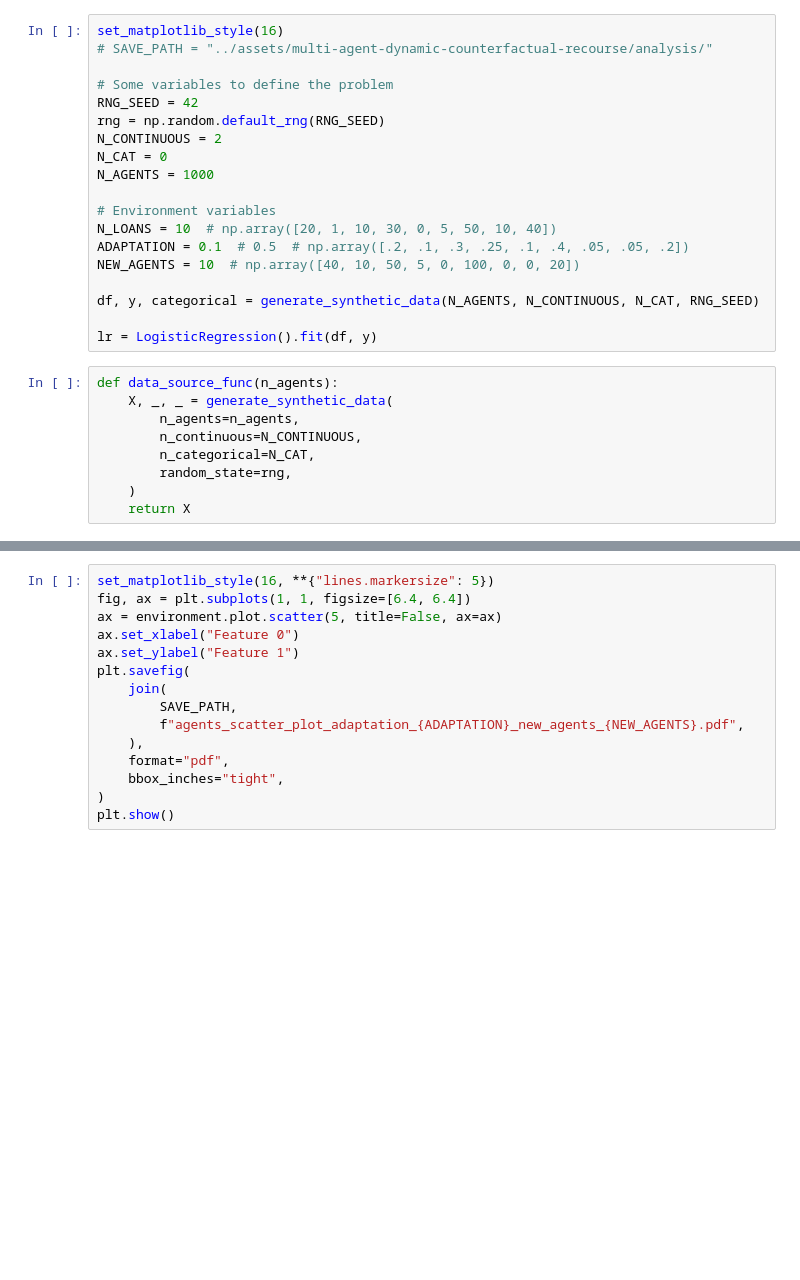
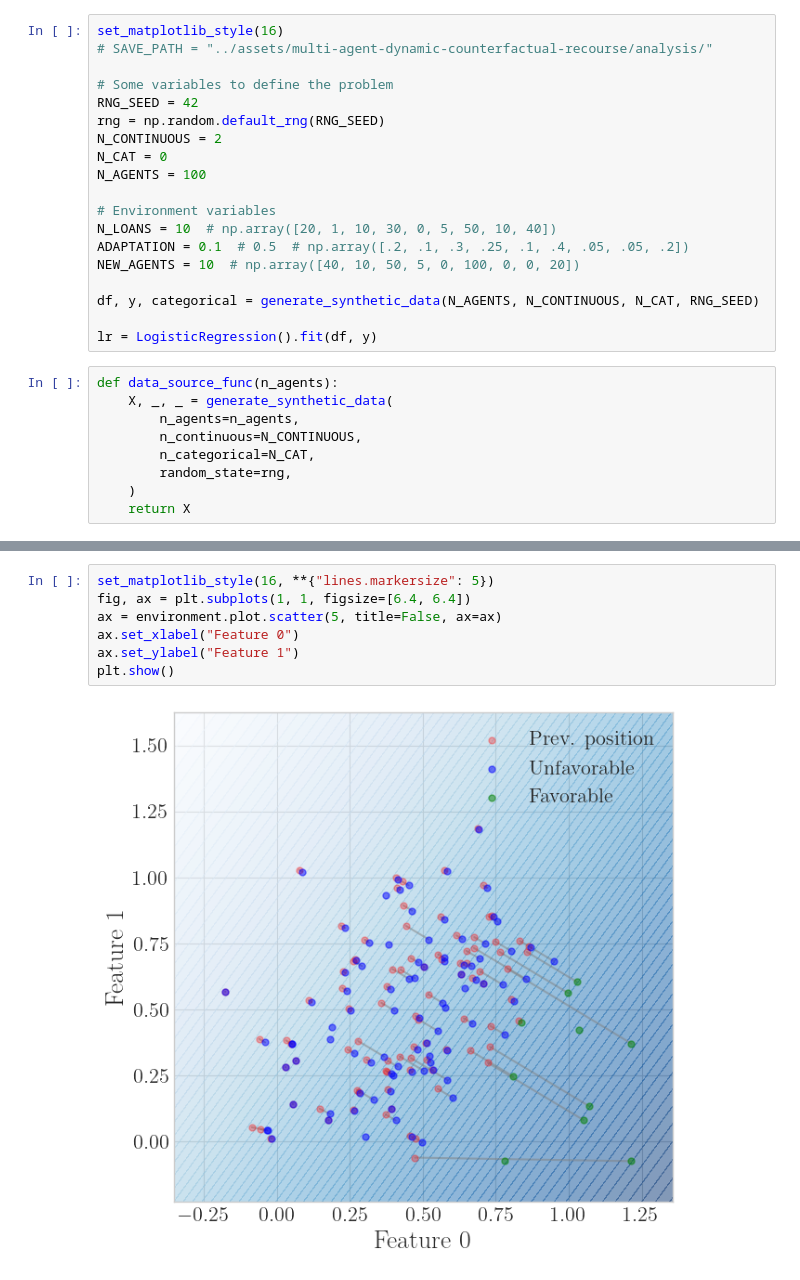
Before and after one commit to joaopfonseca/recourse-over-time, a Jupyter notebook: notebooks/1.2-continuous-constant.ipynb, the cells around one changed output, grey strips where cells are left out. Drawn from its saved outputs; the diff is of its cells as text; blank space fills up the shorter version.

```diff
--- a/notebooks/1.2-continuous-constant.ipynb
+++ b/notebooks/1.2-continuous-constant.ipynb
@@ -16,7 +16,7 @@ RNG_SEED = 42
 rng = np.random.default_rng(RNG_SEED)
 N_CONTINUOUS = 2
 N_CAT = 0
-N_AGENTS = 1000
+N_AGENTS = 100
 
 # Environment variables
 N_LOANS = 10  # np.array([20, 1, 10, 30, 0, 5, 50, 10, 40])
@@ -59,17 +78,11 @@ environment.plot.agent_scores()
 # %%
 set_matplotlib_style(16, **{"lines.markersize": 5})
 fig, ax = plt.subplots(1, 1, figsize=[6.4, 6.4])
 ax = environment.plot.scatter(5, title=False, ax=ax)
 ax.set_xlabel("Feature 0")
 ax.set_ylabel("Feature 1")
-plt.savefig(
-    join(
-        SAVE_PATH,
-        f"agents_scatter_plot_adaptation_{ADAPTATION}_new_agents_{NEW_AGENTS}.pdf",
-    ),
-    format="pdf",
-    bbox_inches="tight",
-)
 plt.show()
+# %% [output]
+[figure, added]
 # %%
 environment.plot.scores_histogram(0)
```
Also changed, not shown: parts of 13 cells of this notebook, 3 other files.
